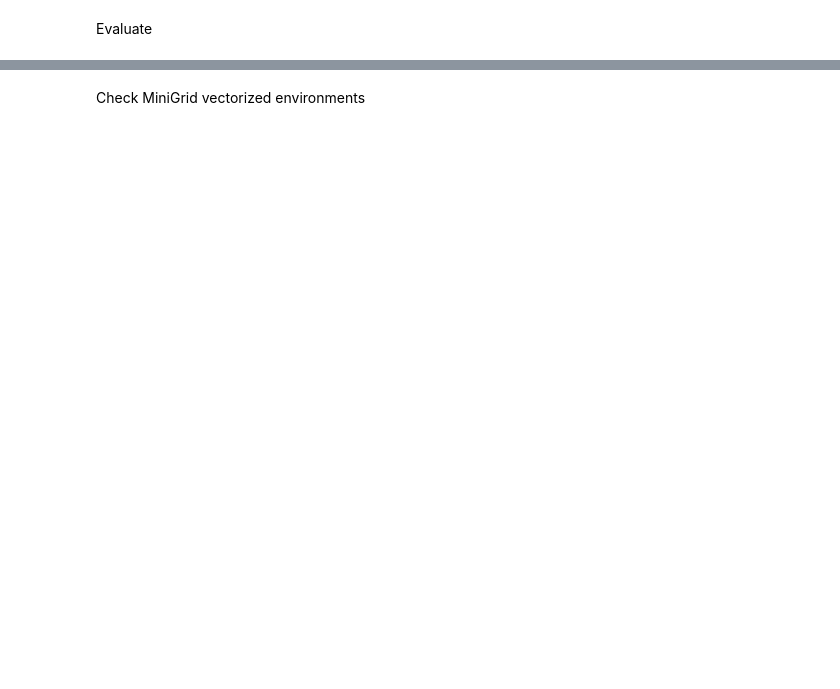
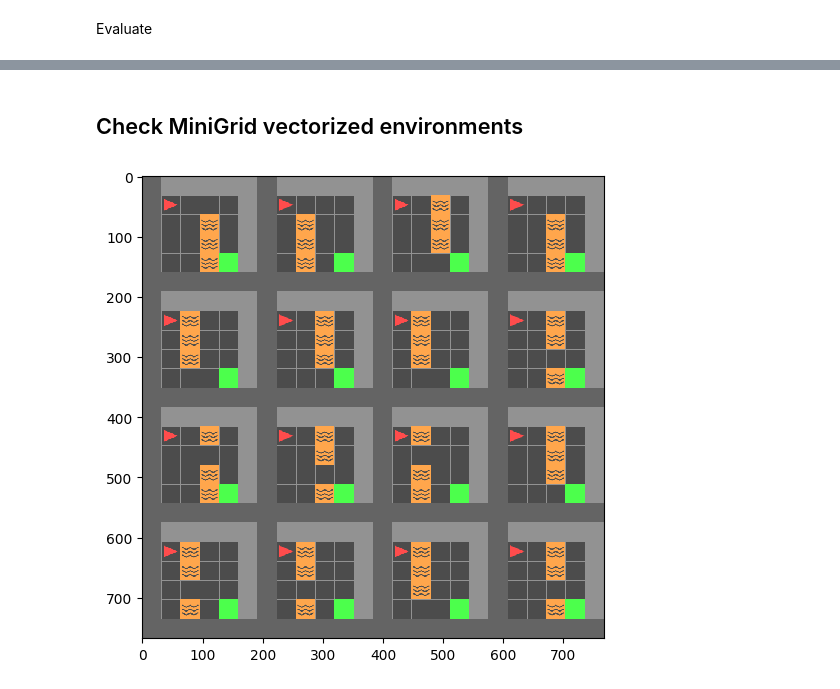
Before and after one commit to ibagur/tfm-experiments, a Jupyter notebook: BLIP/RL/test_minigrid_ppo.ipynb, the cells around one changed output, grey strips where cells are left out. Saved outputs shown, nothing was run; the diff lists cells and outputs as text; code cells hidden in the pictures; blank space fills up the shorter version.

```diff
--- a/BLIP/RL/test_minigrid_ppo.ipynb
+++ b/BLIP/RL/test_minigrid_ppo.ipynb
@@ -45,3 +47,7 @@ from gym.wrappers import Monitor
 import gym_minigrid
 from gym_minigrid.wrappers import FlatObsWrapper, ImgObsWrapper, RGBImgPartialObsWrapper, RGBImgObsWrapper
 from gym.wrappers import Monitor
+# %%
+# define wrapper for CNN Policies
+def ImgRGBImgPartialObsWrapper(env):
+    return ImgObsWrapper(RGBImgPartialObsWrapper(env))
@@ -144,7 +152,11 @@ device = torch.device("cuda" if args.cuda else "cpu")
 #task_sequences = [(0, 'KungFuMasterNoFrameskip-v4'), (1, 'BoxingNoFrameskip-v4'), (2, 'JamesbondNoFrameskip-v4'), (3, 'KrullNoFrameskip-v4'), (4, 'RiverraidNoFrameskip-v4'), (5, 'SpaceInvadersNoFrameskip-v4')]
 
 taskcla = [(0,7), (1,7), (2,7)]
-task_sequences = [(0, 'MiniGrid-DoorKey-6x6-v0'), (1, 'MiniGrid-WallGapS6-v0'), (2, 'MiniGrid-LavaGapS6-v0')]
+task_sequences = [
+    (0, 'MiniGrid-DoorKey-6x6-v0'),
+    (1, 'MiniGrid-WallGapS6-v0'),
+    (2, 'MiniGrid-LavaGapS6-v0')
+    ]
 
 # hard coded for atari environment
 #obs_shape = (4,84,84)
@@ -194,7 +206,8 @@ elif args.approach == 'ewc':
         max_grad_norm=args.max_grad_norm,
         use_clipped_value_loss=True,
         ewc_lambda= args.ewc_lambda,
-        online = args.ewc_online)
+        online = args.ewc_online,
+        optimizer=args.optimizer)
 
 elif args.approach == 'blip':
     from rl_module.ppo_blip import PPO_BLIP as approach
@@ -209,7 +222,8 @@ elif args.approach == 'blip':
         lr=args.lr,
         eps=args.eps,
         max_grad_norm=args.max_grad_norm,
-        use_clipped_value_loss=True)
+        use_clipped_value_loss=True,
+        optimizer=args.optimizer)
 # %%
 tr_reward_arr = []
 te_reward_arr = {}
@@ -294,5 +576,5 @@ eval_episode_mean_rewards = evaluate(actor_critic, ob_rms, task_sequences, args.
 # %% [markdown]
-Check MiniGrid vectorized environments
+## Check MiniGrid vectorized environments
 # %%
 import gym
 from gym import spaces
@@ -303,14 +588,18 @@ from gym.wrappers import Monitor
 # %%
 import matplotlib.pyplot as plt
 
-env_name = 'MiniGrid-DoorKey-6x6-v0'
+#env_name = 'MiniGrid-DoorKey-6x6-v0'
+#env_name = 'MiniGrid-WallGapS6-v0'
+env_name = 'MiniGrid-LavaGapS6-v0'
 
 # Create vectorized environment with wrapper class
 vec_env = make_vec_envs(env_name, args.seed, args.num_processes, args.gamma, args.log_dir, device, False, wrapper_class=FlatObsWrapper)
 
 # Plot snapshot of vectorized environment and check randomized init
 vec_env.reset()
 before_img = vec_env.render('rgb_array')
 
 plt.figure(figsize = (6.,6.))
 plt.imshow(before_img);
+# %% [output]
+[figure, added]
```
Also changed, not shown: parts of 11 cells of this notebook, 21 other files.
